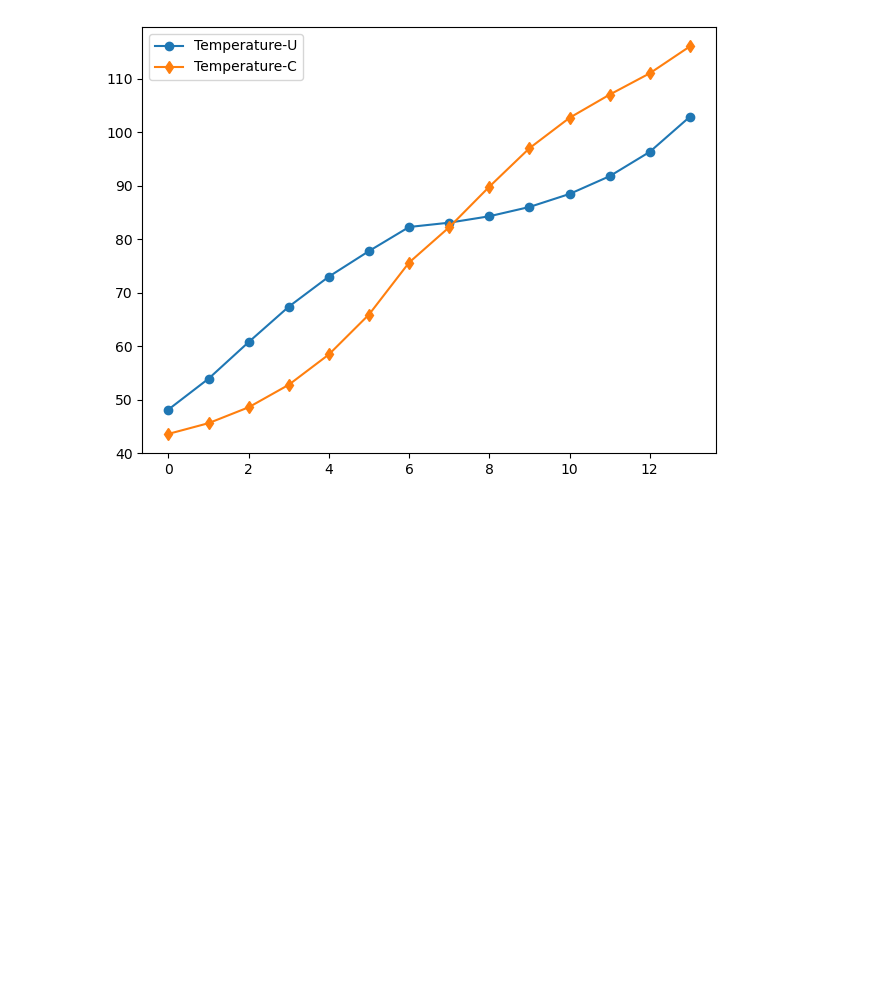
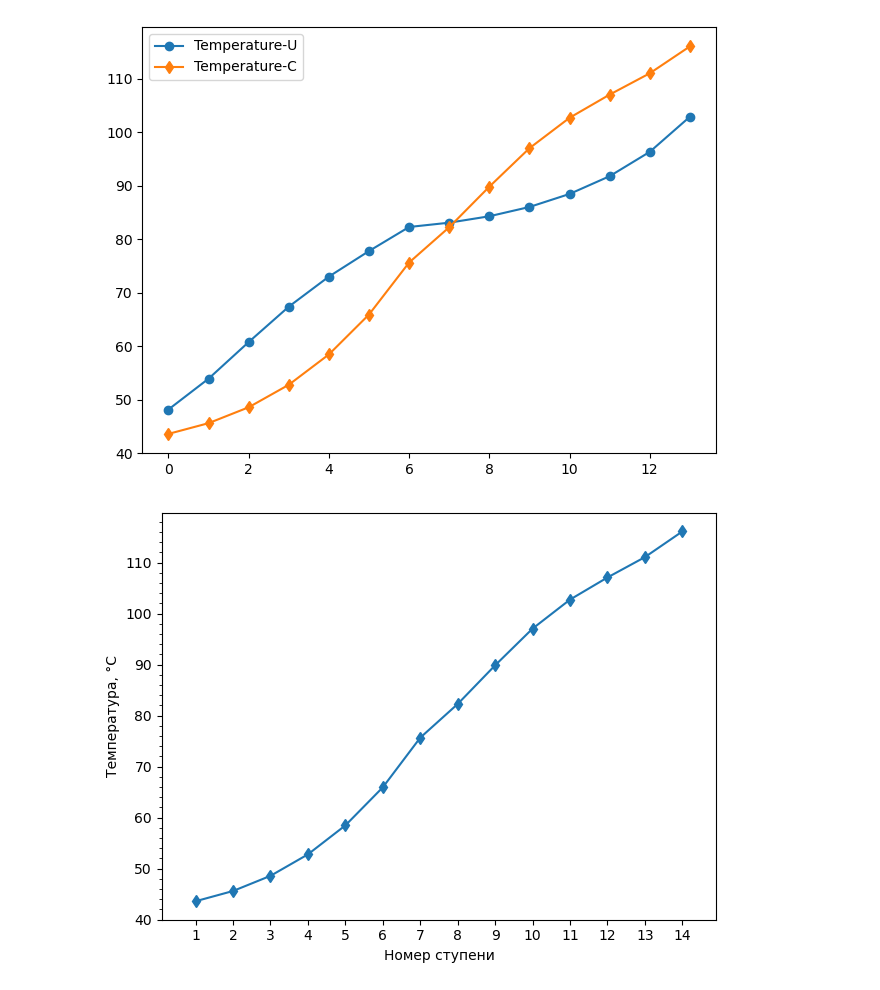
Before and after one commit to VChuzlov/My_Project, a Jupyter notebook: plots.ipynb, the cells around one changed output. Cells and saved outputs as stored; diff of their text form; code cells hidden in the pictures; blank space fills up the shorter version.

```diff
--- a/plots.ipynb
+++ b/plots.ipynb
@@ -91,3 +92,23 @@ plt.tight_layout()
 plt.savefig('temperature.pdf')
 # %% [output]
 [figure]
+# %%
+stages = np.arange(1, 15, 1)
+# %%
+fig, ax = plt.subplots()
+
+# ax.plot(t, marker='o', label='Temperature-U')
+ax.plot(stages, t_c, marker='d', label='Temperature-C')
+
+ax.set_xlabel('Номер ступени')
+ax.set_ylabel('Температура, °С')
+ax.set_xlim(.1, 14.9)
+
+ax.get_xaxis().set_major_locator(plt.MultipleLocator(1))
+ax.get_yaxis().set_minor_locator(AutoMinorLocator())
+
+# plt.legend()
+plt.tight_layout()
+plt.savefig(r'C:\Users\Vyacheslav\Documents\GitHub\rw\ПИШ\Отчеты\отчет 30-10-2023_Простая_ректификация\pic\temperature.pdf')
+# %% [output]
+[figure, added]
```
Also changed, not shown: parts of 3 cells of this notebook, 5 other files.
